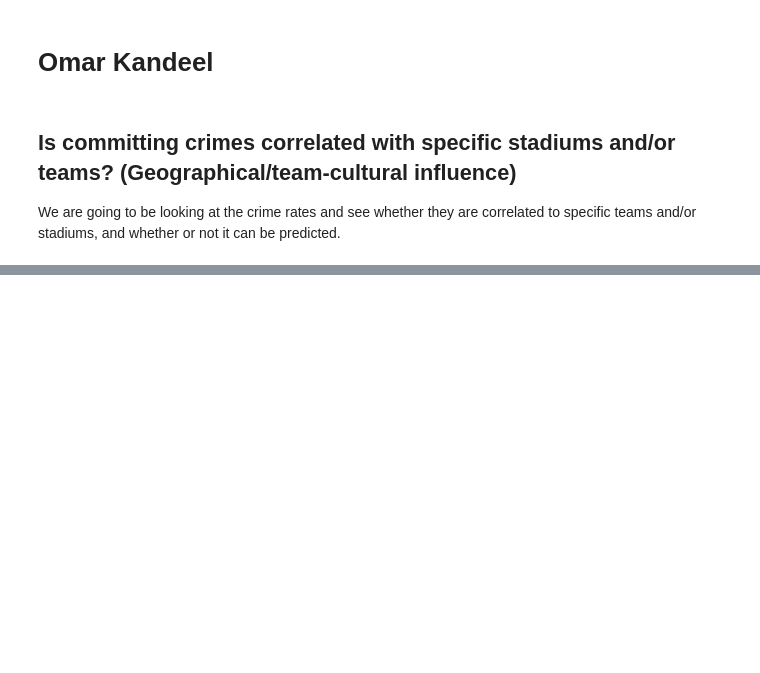
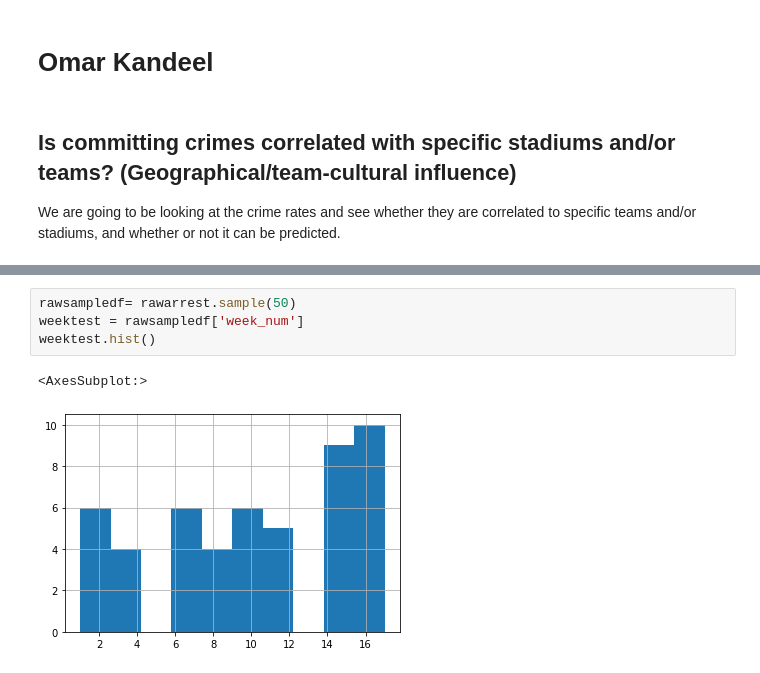
Before and after one commit to ubco-W2022T1-cosc301/project-group03, a Jupyter notebook: notebooks/analysis1.ipynb, the cells around one changed output, grey strips where cells are left out. Drawn from its saved outputs; the diff is of its cells as text; blank space fills up the shorter version.

```diff
--- a/notebooks/analysis1.ipynb
+++ b/notebooks/analysis1.ipynb
@@ -25,0 +151,7 @@ pd.read_csv('/Users/omarkandeel/Desktop/301Project/project-group03/data/raw/arre
+# %%
+rawsampledf= rawarrest.sample(50)
+weektest = rawsampledf['week_num']
+weektest.hist()
+# %% [output]
+<AxesSubplot:>
+[figure, added]
```
Also changed, not shown: parts of 30 cells of this notebook, 3 other files.
